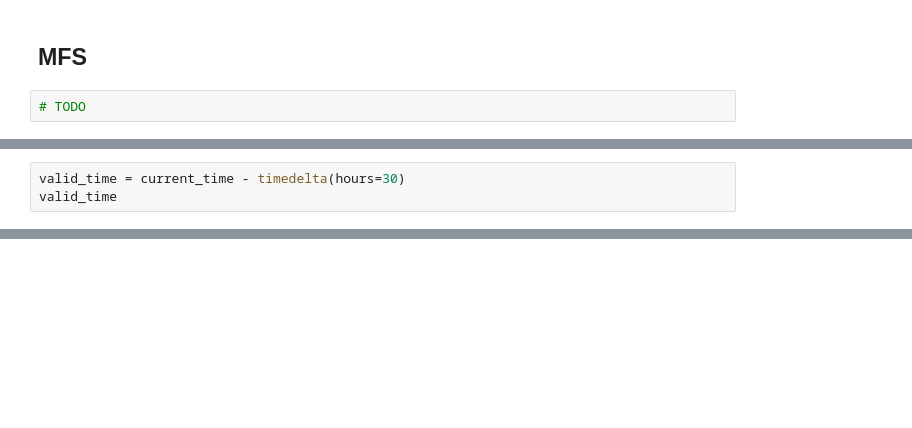
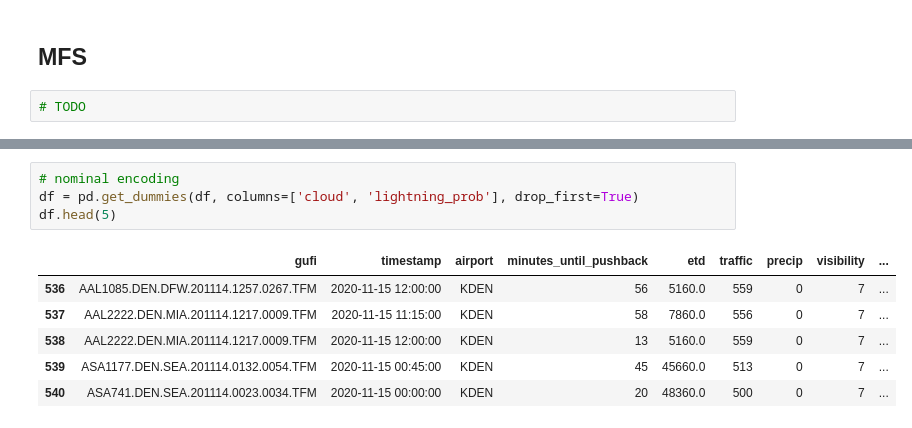
Before and after one commit to sjo1403/driven_data_pushback, a Jupyter notebook: model1.ipynb, the cells around one changed output, grey strips where cells are left out. Drawn from its saved outputs; the diff is of its cells as text; blank space fills up the shorter version.

```diff
--- a/model1.ipynb
+++ b/model1.ipynb
@@ -96,3 +81,0 @@ Timestamp('2020-11-15 12:00:00')
-# %%
-valid_time = current_time - timedelta(hours=30)
-valid_time
@@ -141,0 +226,11 @@ Name: 16466, dtype: object
+# %%
+# nominal encoding
+df = pd.get_dummies(df, columns=['cloud', 'lightning_prob'], drop_first=True)
+df.head(5)
+# %% [output]
+|  | gufi | timestamp | airport | minutes_until_pushback | etd | traffic | precip | visibility | ... |
+| 536 | AAL1085.DEN.DFW.201114.1257.0267.TFM | 2020-11-15 12:00:00 | KDEN | 56 | 5160.0 | 559 | 0 | 7 | ... |
+| 537 | AAL2222.DEN.MIA.201114.1217.0009.TFM | 2020-11-15 11:15:00 | KDEN | 58 | 7860.0 | 556 | 0 | 7 | ... |
+| 538 | AAL2222.DEN.MIA.201114.1217.0009.TFM | 2020-11-15 12:00:00 | KDEN | 13 | 5160.0 | 559 | 0 | 7 | ... |
+| 539 | ASA1177.DEN.SEA.201114.0132.0054.TFM | 2020-11-15 00:45:00 | KDEN | 45 | 45660.0 | 513 | 0 | 7 | ... |
+| 540 | ASA741.DEN.SEA.201114.0023.0034.TFM | 2020-11-15 00:00:00 | KDEN | 20 | 48360.0 | 500 | 0 | 7 | ... |
```
Also changed, not shown: parts of 33 cells of this notebook, 1 other file.
